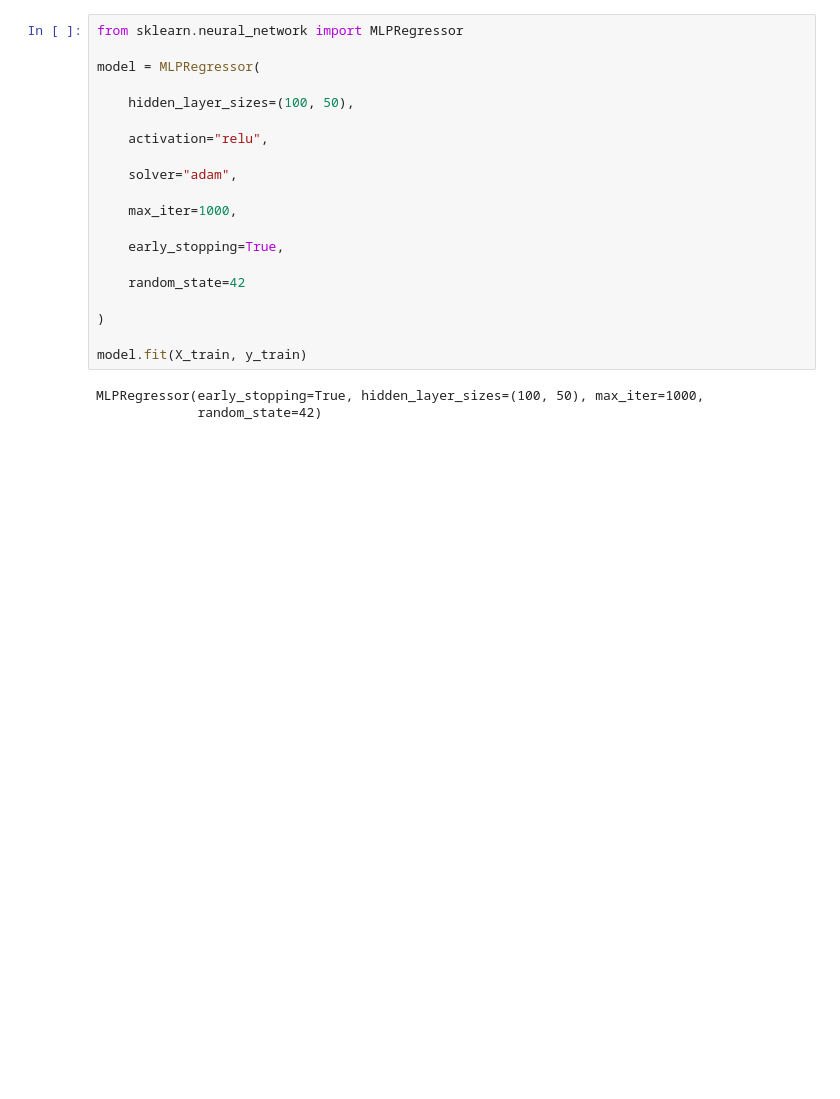
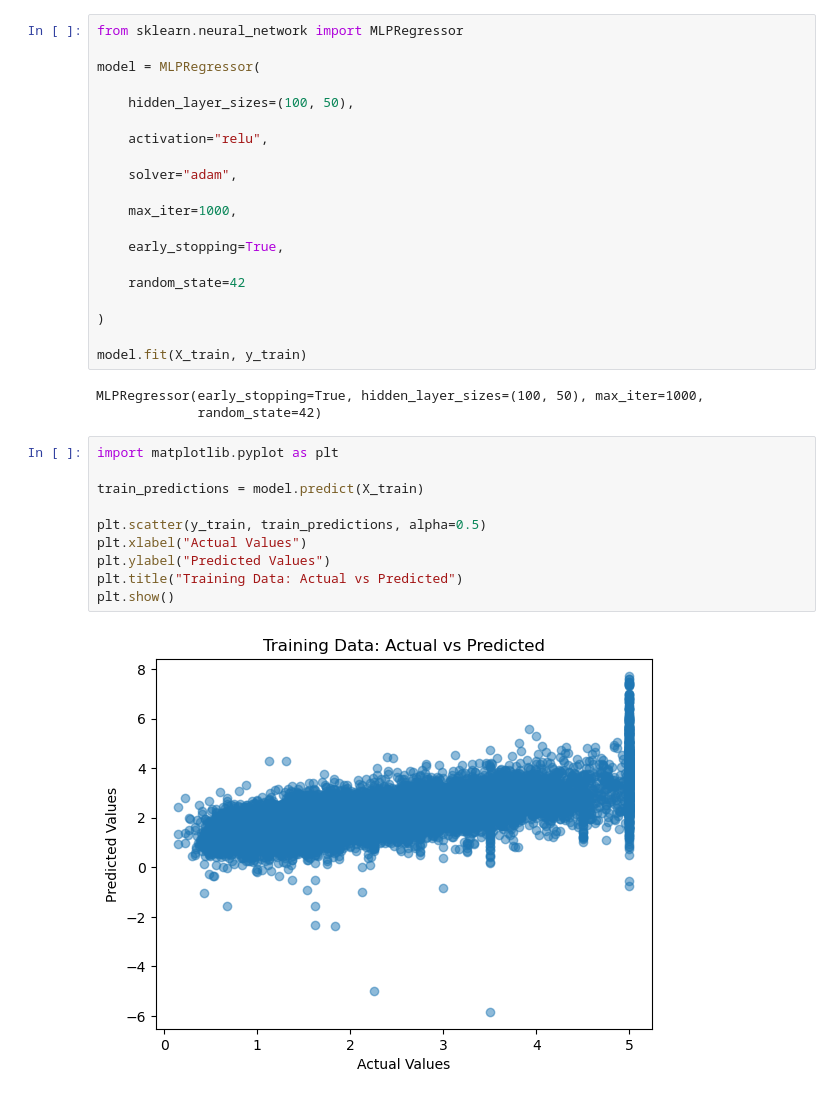
Before and after one commit to OPIM5512-luc06002/A02-luc06002-raa20002, a Jupyter notebook: cali_housing.ipynb, the cells around one changed output. Cells and saved outputs as stored; diff of their text form; blank space fills up the shorter version.

Commit message:
added plot
Add actual vs predicted plot for training data

```diff
--- a/cali_housing.ipynb
+++ b/cali_housing.ipynb
@@ -44,3 +44,15 @@ model.fit(X_train, y_train)
 # %% [output]
 MLPRegressor(early_stopping=True, hidden_layer_sizes=(100, 50), max_iter=1000,
              random_state=42)
+# %%
+import matplotlib.pyplot as plt
+
+train_predictions = model.predict(X_train)
+
+plt.scatter(y_train, train_predictions, alpha=0.5)
+plt.xlabel("Actual Values")
+plt.ylabel("Predicted Values")
+plt.title("Training Data: Actual vs Predicted")
+plt.show()
+# %% [output]
+[figure, added]
```
